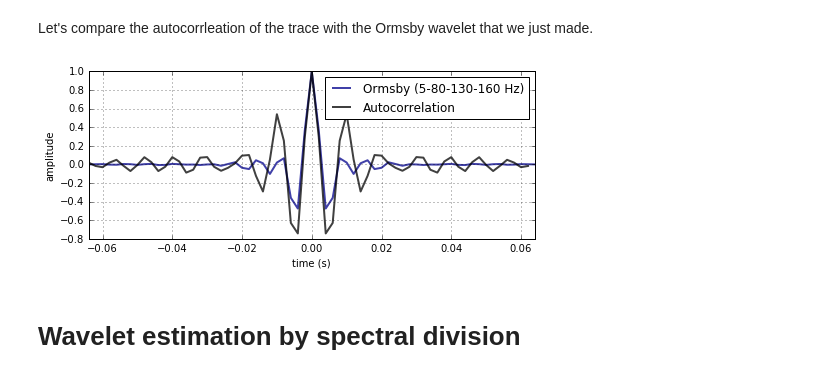
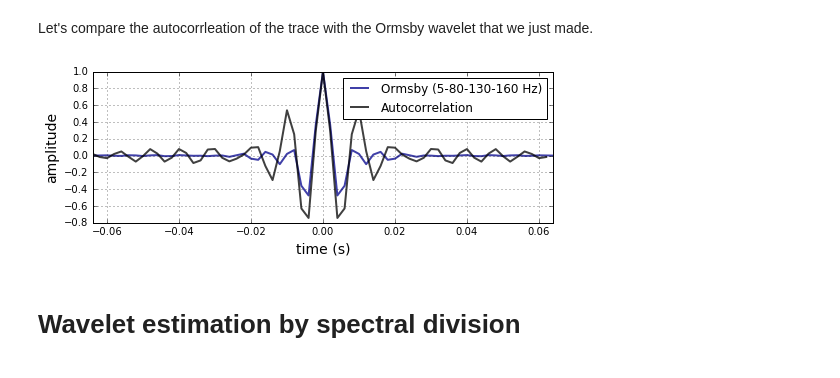
Before and after one commit to EvanBianco/notebooks, a Jupyter notebook: wavelet_estimation/Wavelet_estimation_for_well_ties.ipynb, the cells around one changed output. Drawn from its saved outputs; the diff is of its cells as text; code cells hidden in the pictures.

```diff
--- a/wavelet_estimation/Wavelet_estimation_for_well_ties.ipynb
+++ b/wavelet_estimation/Wavelet_estimation_for_well_ties.ipynb
@@ -105,19 +106,21 @@ w1 = acorr[len(s)//2-dw//2:len(s)//2+dw//2]
 # %% [markdown]
 Let's compare the autocorrleation of the trace with the Ormsby wavelet that we just made.
 # %%
-fig =plt.figure(figsize=(8,3))
-# plot Ormsby wavelet
-plt.plot(tw, orms, 'darkblue', lw=2, alpha=0.75,
+fig04 =plt.figure(figsize=(8,3))
+ax = fig04.add_axes([0.1, 0.15, 0.8, 0.7])
+ax.plot(tw, orms, 'darkblue', lw=2, alpha=0.75,
          label='Ormsby (%i-%i-%i-%i Hz)' %(freqs[0],freqs[1],freqs[2],freqs[3]))
-plt.plot(np.arange(0,len(w1))*dt-0.064, norm(w1), 'k', lw=2, alpha=0.75,
+ax.plot(np.arange(0,len(w1))*dt-0.064, norm(w1), 'k', lw=2, alpha=0.75,
          label='Autocorrelation')
-plt.legend(loc=1)
-plt.xlim(-0.064,0.064)
-plt.xlabel('time (s)')
-plt.ylabel('amplitude')
-plt.grid()
+ax.legend(loc=1)
+ax.set_xlim(-0.064,0.064)
+ax.set_xlabel('time (s)', fontsize=14)
+ax.set_ylabel('amplitude', fontsize=14)
+ax.grid()
+fig04.tight_layout
+fig04.savefig('figure_2.png')
 # %% [output]
-[figure, old version]
+[figure, new version]
 # %% [markdown]
 # Wavelet estimation by spectral division
 # %% [markdown]
```
Also changed, not shown: parts of 22 cells of this notebook.
